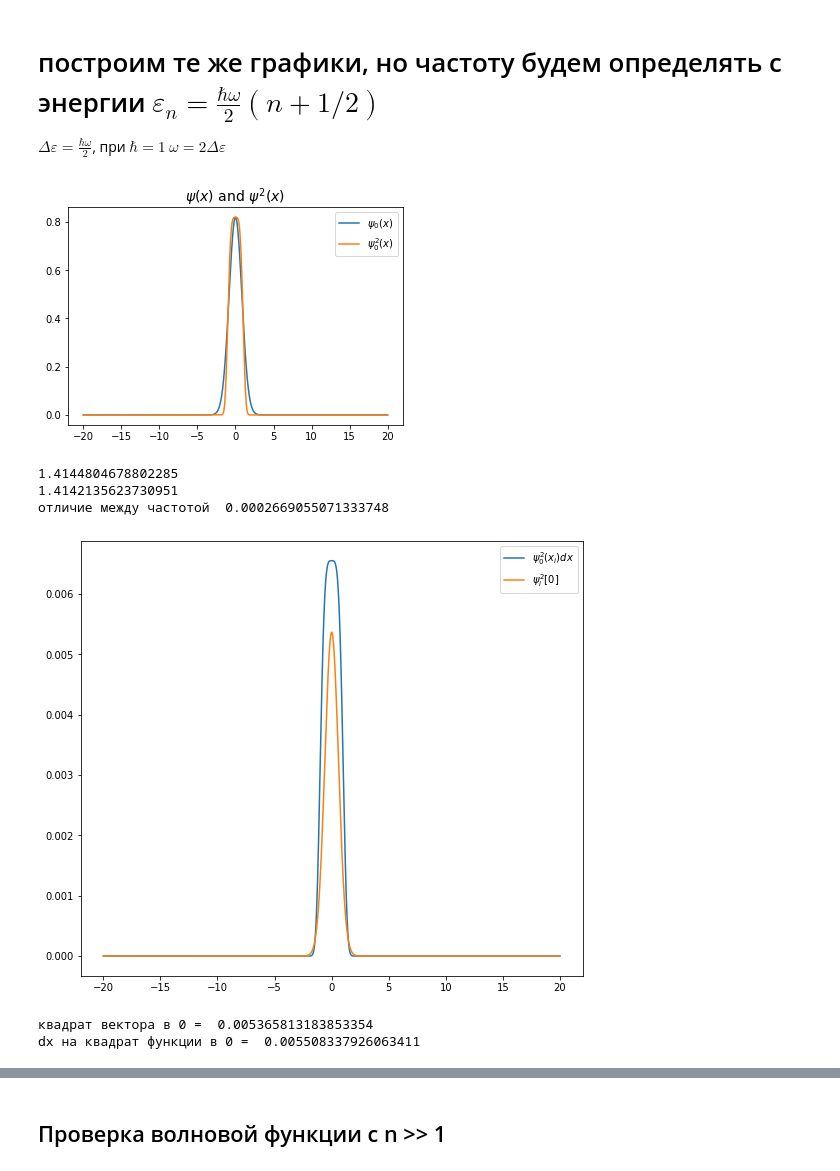
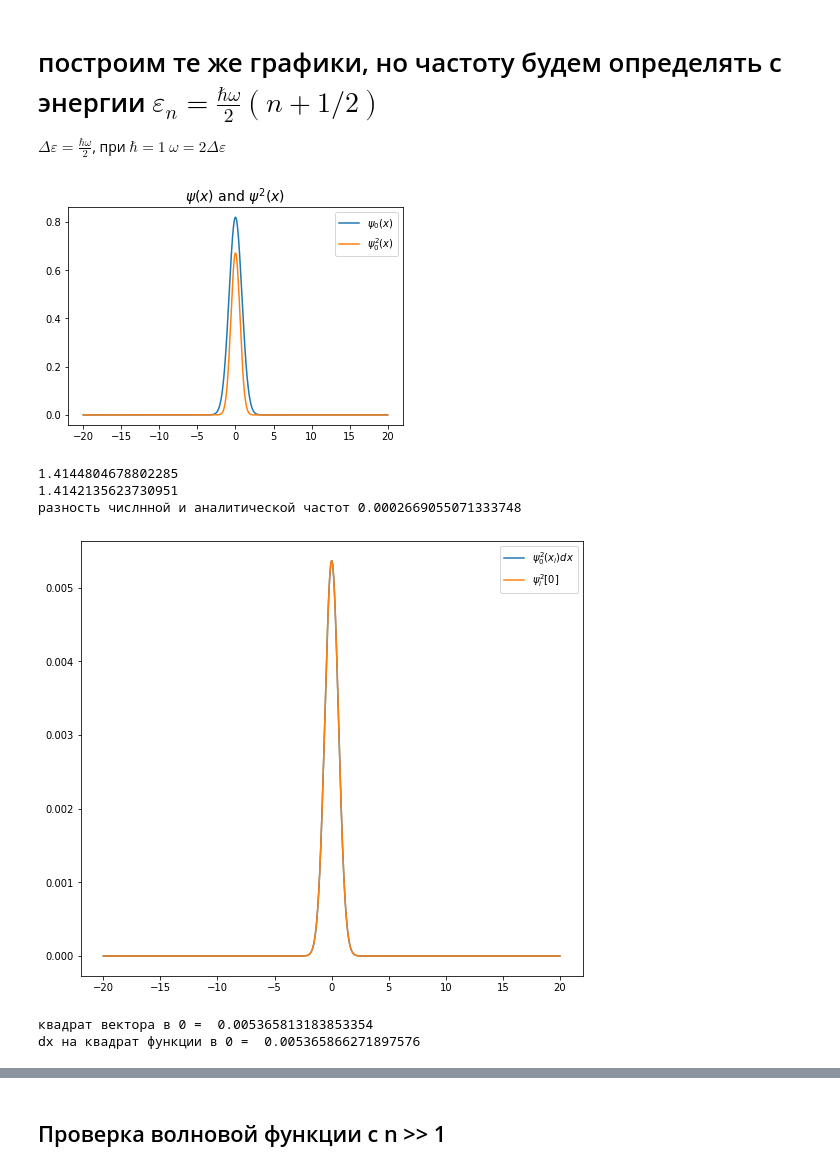
Before and after one commit to Gorchavkina/diplomawork, a Jupyter notebook: fin_diff_matrix_method.ipynb, the cells around one changed output, grey strips where cells are left out. Cells and saved outputs as stored; diff of their text form; code cells hidden in the pictures.

```diff
--- a/fin_diff_matrix_method.ipynb
+++ b/fin_diff_matrix_method.ipynb
@@ -222,30 +222,30 @@ plt.show()
 $ \Delta \varepsilon = \frac{\hbar \omega}{2}$, при $\hbar = 1$ $\omega = 2 \Delta \varepsilon$
 # %%
 #w1 = dist[0]/2
-w1 = dist[0]
+w1 = dist[0] #обрати внимание: нетт множителя 2!!!
 a1 = 1/math.sqrt(w1)
 pi = math.pi
 sqrtpi = math.sqrt(pi)
 def ps0(x):
     return math.sqrt(a1*sqrtpi)**(-1)*math.e**(-x**2/(2*a1**2))
 def ps0_2(x):
-    return ps0(x**2)
+    return ps0(x)**2
 plt.plot(x,ps0(x),label="$\psi_0(x)$")
 plt.plot(x,ps0_2(x),label="$\psi_0^2(x)$")
 plt.legend()
 plt.title('$\psi(x)$ and $\psi^2(x)$',size=14)
 #plt.plot(x, psi0_2(x)*dx) # это список psi0(x[i])*dx
 plt.show()
 # %% [output]
-[figure, old version]
+[figure, new version]
 # %%
 print(w1)
 print(math.sqrt(2))
-print("отличие между частотой ", w1-math.sqrt(2))
+print("разность числнной и аналитической частот", w1-math.sqrt(2))
 # %% [output]
 1.4144804678802285
 1.4142135623730951
-отличие между частотой  0.0002669055071333748
+разность числнной и аналитической частот 0.0002669055071333748
 # %%
 # график численной и аналитической функций, аналитическая слышком высоко
 plt.figure(figsize=(9,8))
@@ -254,13 +254,13 @@ plt.plot(x, eigvecs[:,0]**2,label="$\psi_i^2[0]$")
 plt.legend( )
 plt.show()
 # %% [output]
-[figure, old version]
+[figure, new version]
 # %%
 print("квадрат вектора в 0 = ", eigvecs[int(S/2),0]**2)
 print("dx на квадрат функции в 0 = ", ps0_2(0)*dx)
 # %% [output]
 квадрат вектора в 0 =  0.005365813183853354
-dx на квадрат функции в 0 =  0.005508337926063411
+dx на квадрат функции в 0 =  0.005365866271897576
 # %%
 def ps1(x):
     return psi0(x)*math.sqrt(2)*x/a1
```
Also changed, not shown: parts of 8 cells of this notebook.
